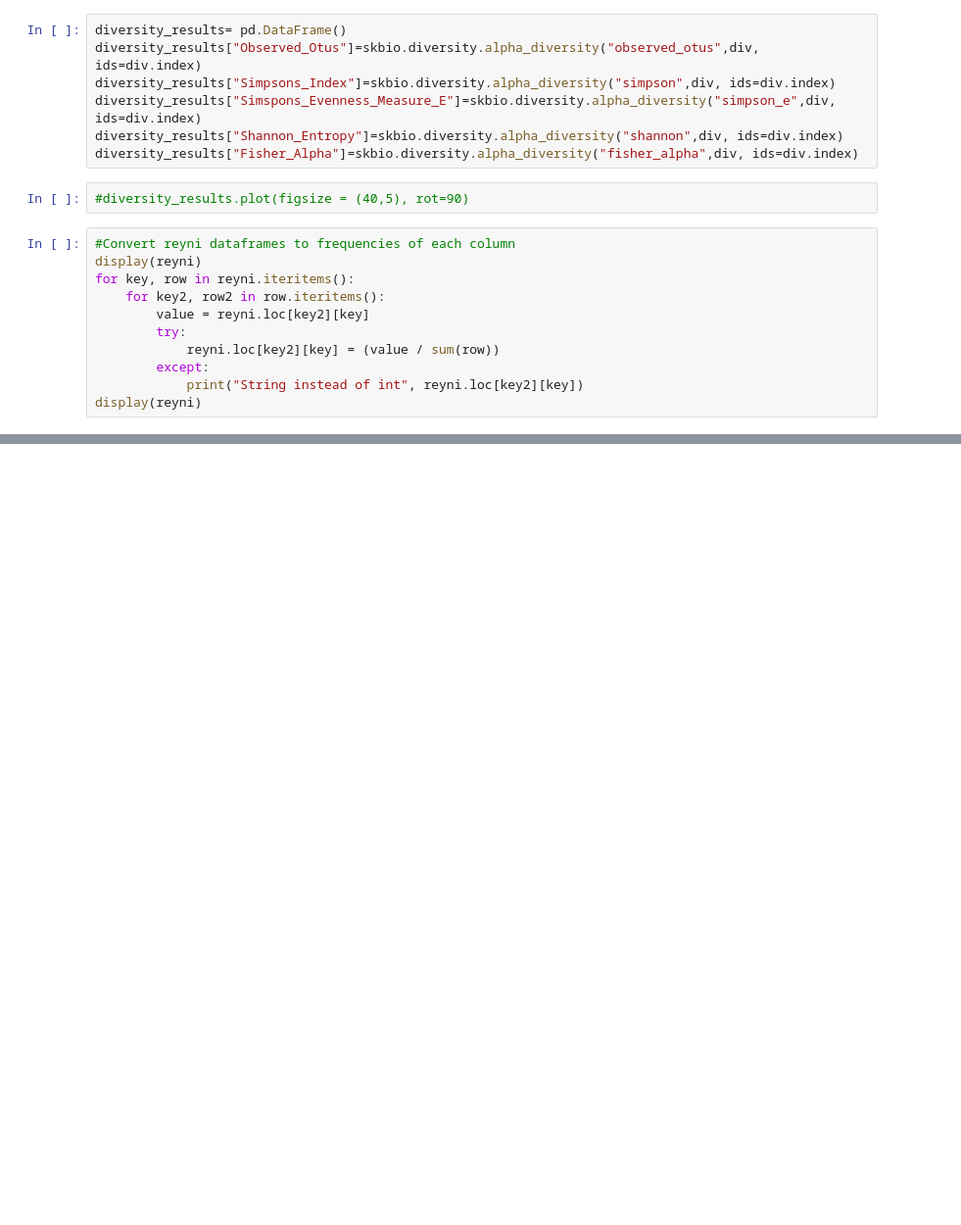
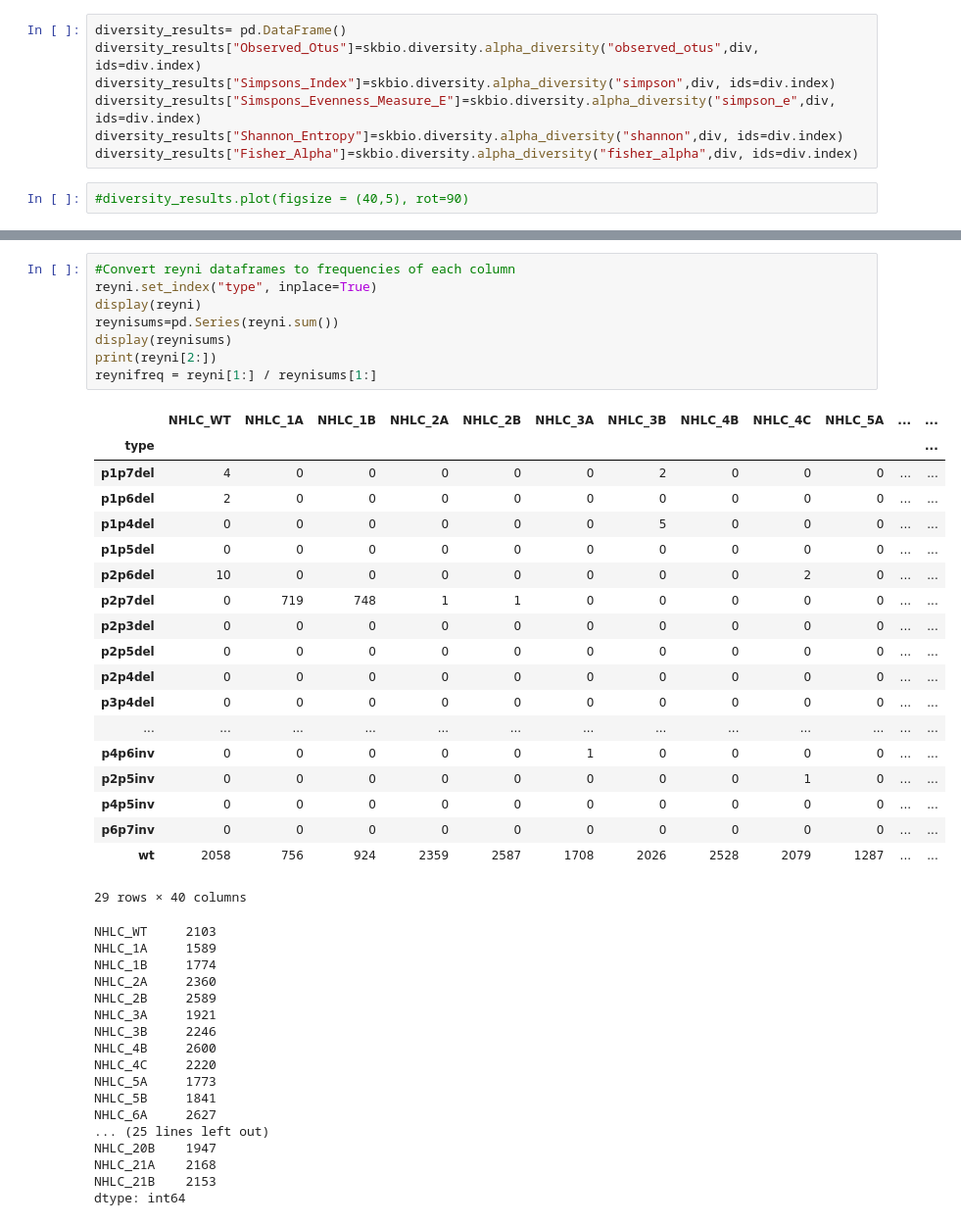
Before and after one commit to Nekose/nampun_research, a Jupyter notebook: Nampun_Research/Data Processing.ipynb, the cells around one changed output, grey strips where cells are left out. Shown at 98% size. Saved outputs shown, nothing was run; the diff lists cells and outputs as text; blank space fills up the shorter version.

```diff
--- a/Nampun_Research/Data Processing.ipynb
+++ b/Nampun_Research/Data Processing.ipynb
@@ -193,14 +193,3 @@ diversity_results["Shannon_Entropy"]=skbio.diversity.alpha_diversity("shannon",d
 diversity_results["Fisher_Alpha"]=skbio.diversity.alpha_diversity("fisher_alpha",div, ids=div.index)
 # %%
 #diversity_results.plot(figsize = (40,5), rot=90)
-# %%
-#Convert reyni dataframes to frequencies of each column
-display(reyni)
-for key, row in reyni.iteritems():
-    for key2, row2 in row.iteritems():
-        value = reyni.loc[key2][key]
-        try:
-            reyni.loc[key2][key] = (value / sum(row))
-        except:
-            print("String instead of int", reyni.loc[key2][key])
-display(reyni)
@@ -264,0 +196,45 @@ See the caveats in the documentation: https://pandas.pydata.org/pandas-docs/stab
+# %%
+#Convert reyni dataframes to frequencies of each column
+reyni.set_index("type", inplace=True)
+display(reyni)
+reynisums=pd.Series(reyni.sum())
+display(reynisums)
+print(reyni[2:])
+reynifreq = reyni[1:] / reynisums[1:]
+# %% [output]
+|  | NHLC_WT | NHLC_1A | NHLC_1B | NHLC_2A | NHLC_2B | NHLC_3A | NHLC_3B | NHLC_4B | NHLC_4C | NHLC_5A | ... | ... |
+| type |  |  |  |  |  |  |  |  |  |  |  | ... |
+| p1p7del | 4 | 0 | 0 | 0 | 0 | 0 | 2 | 0 | 0 | 0 | ... | ... |
+| p1p6del | 2 | 0 | 0 | 0 | 0 | 0 | 0 | 0 | 0 | 0 | ... | ... |
+| p1p4del | 0 | 0 | 0 | 0 | 0 | 0 | 5 | 0 | 0 | 0 | ... | ... |
+| p1p5del | 0 | 0 | 0 | 0 | 0 | 0 | 0 | 0 | 0 | 0 | ... | ... |
+| p2p6del | 10 | 0 | 0 | 0 | 0 | 0 | 0 | 0 | 2 | 0 | ... | ... |
+| p2p7del | 0 | 719 | 748 | 1 | 1 | 0 | 0 | 0 | 0 | 0 | ... | ... |
+| p2p3del | 0 | 0 | 0 | 0 | 0 | 0 | 0 | 0 | 0 | 0 | ... | ... |
+| p2p5del | 0 | 0 | 0 | 0 | 0 | 0 | 0 | 0 | 0 | 0 | ... | ... |
+| p2p4del | 0 | 0 | 0 | 0 | 0 | 0 | 0 | 0 | 0 | 0 | ... | ... |
+| p3p4del | 0 | 0 | 0 | 0 | 0 | 0 | 0 | 0 | 0 | 0 | ... | ... |
+| ... | ... | ... | ... | ... | ... | ... | ... | ... | ... | ... | ... | ... |
+| p4p6inv | 0 | 0 | 0 | 0 | 0 | 1 | 0 | 0 | 0 | 0 | ... | ... |
+| p2p5inv | 0 | 0 | 0 | 0 | 0 | 0 | 0 | 0 | 1 | 0 | ... | ... |
+| p4p5inv | 0 | 0 | 0 | 0 | 0 | 0 | 0 | 0 | 0 | 0 | ... | ... |
+| p6p7inv | 0 | 0 | 0 | 0 | 0 | 0 | 0 | 0 | 0 | 0 | ... | ... |
+| wt | 2058 | 756 | 924 | 2359 | 2587 | 1708 | 2026 | 2528 | 2079 | 1287 | ... | ... |
+29 rows × 40 columns
+NHLC_WT     2103
+NHLC_1A     1589
+NHLC_1B     1774
+NHLC_2A     2360
+NHLC_2B     2589
+NHLC_3A     1921
+NHLC_3B     2246
+NHLC_4B     2600
+NHLC_4C     2220
+NHLC_5A     1773
+NHLC_5B     1841
+NHLC_6A     2627
+... (25 lines left out)
+NHLC_20B    1947
+NHLC_21A    2168
+NHLC_21B    2153
+dtype: int64
```
Also changed, not shown: parts of 3 cells of this notebook.
